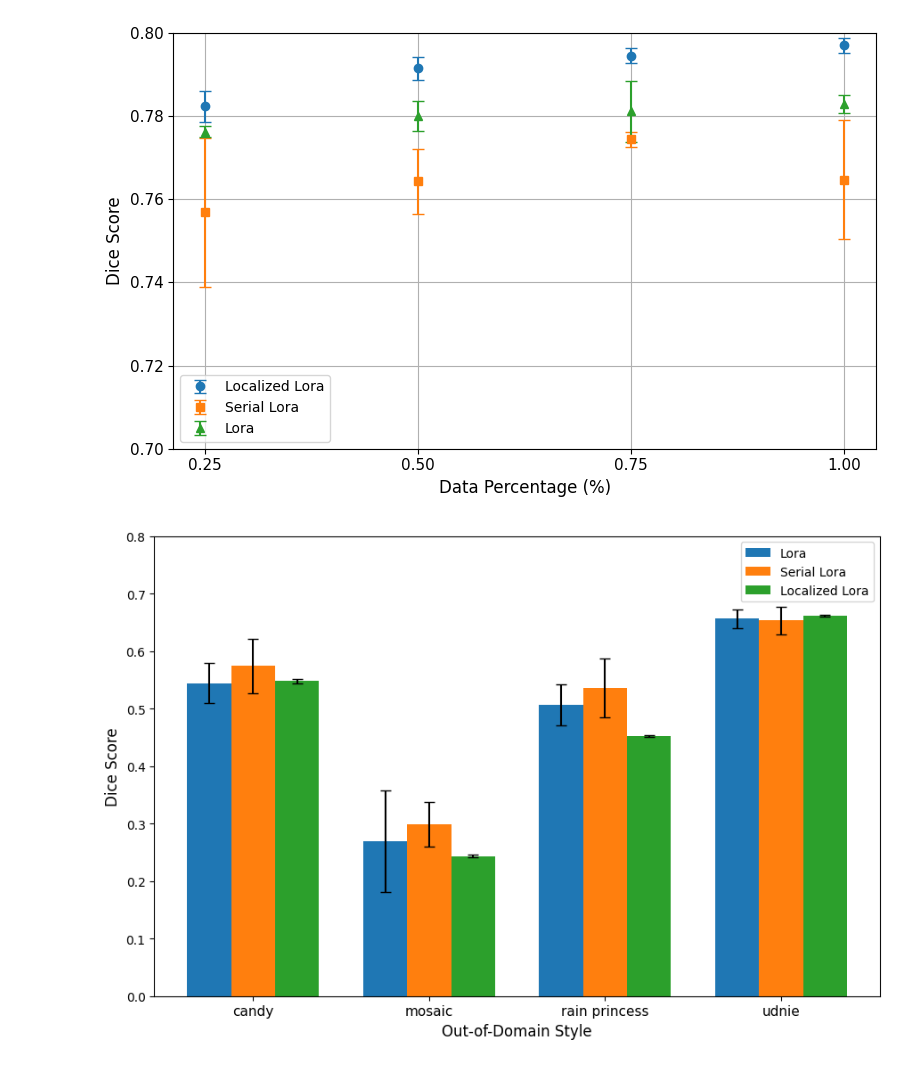
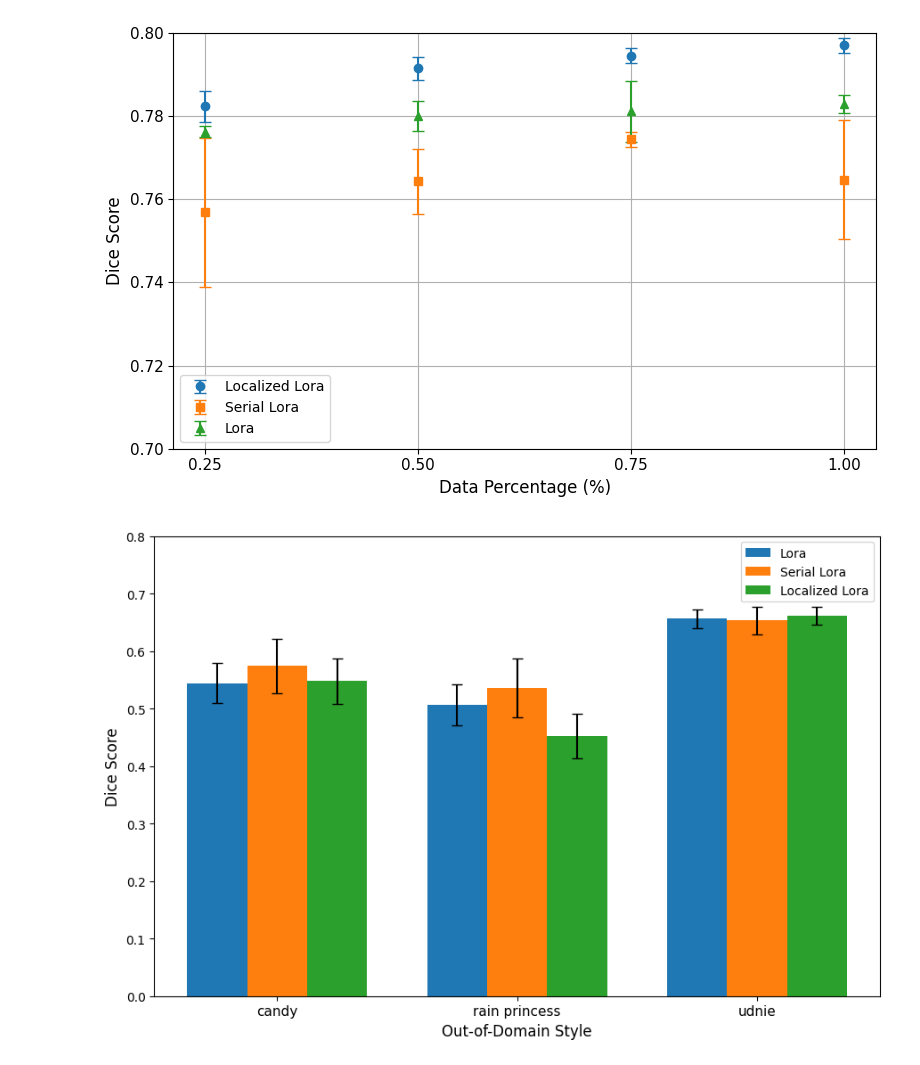
Before and after one commit to neelkanthrawat/Comp_vision_final_project_2025, a Jupyter notebook: notebooks/plot.ipynb, the cells around one changed output. Cells and saved outputs as stored; diff of their text form; code cells hidden in the pictures.

Commit message:
update all plots

```diff
--- a/notebooks/plot.ipynb
+++ b/notebooks/plot.ipynb
@@ -29,30 +29,30 @@ plt.show()
 [figure]
 # %%
 # Out of domain
-style = ["candy", "mosaic", "rain princess", "udnie"]
-lora_mean = [0.5438188638687134, 0.26926658749580384, 0.5064485218524932, 0.6559063384532929]
-lora_error = [0.03505749309015839, 0.08787092315557644, 0.03547103853482523, 0.015975295222327164]
+style = ["candy", "rain princess", "udnie"]
+lora_mean = [0.5438188638687134, 0.5064485218524932, 0.6559063384532929]
+lora_error = [0.03505749309015839,  0.03547103853482523, 0.015975295222327164]
 
-serial_lora_mean = [0.574192754983902, 0.2981011798381806, 0.5362250218391419, 0.6529047112464905]
-serial_lora_error = [0.04726289187398069, 0.03887903015456093, 0.05121379677405659, 0.024526153688404495]
+serial_lora_mean = [0.574192754983902, 0.5362250218391419, 0.6529047112464905]
+serial_lora_error = [0.04726289187398069, 0.05121379677405659, 0.024526153688404495]
 
-localized_lora_mean = [0.5477752623558045, 0.2436222208738327, 0.4517842950820922, 0.6610252003669739]
-localized_lora_error = [0.03953368045702863, 0.030176790196681954, 0.03845178981166709, 0.015743880766867908]
+localized_lora_mean = [0.5477752623558045, 0.4517842950820922, 0.6610252003669739]
+localized_lora_error = [0.03953368045702863, 0.03845178981166709, 0.015743880766867908]
 # %%
 x = np.arange(len(style))
 width = 0.25
 
 fig, ax = plt.subplots(1, 1, figsize=(9, 6))
 ax.bar(x - width, lora_mean, width,yerr=lora_error, capsize=4, label="Lora")
 ax.bar(x, serial_lora_mean, width, yerr=serial_lora_error, capsize=4, label="Serial Lora")
-ax.bar(x + width, localized_lora_mean, width, yerr=localied_lora_error, capsize=4, label="Localized Lora")
+ax.bar(x + width, localized_lora_mean, width, yerr=localized_lora_error, capsize=4, label="Localized Lora")
 ax.set_xlabel("Out-of-Domain Style", fontsize=12)
 ax.set_ylabel("Dice Score", fontsize=12)
 ax.set_xticks(x)
 ax.set_xticklabels(style, fontsize=11)
 ax.set_ylim(0, 0.8)
 ax.legend()
 fig.tight_layout()
 plt.show()
 # %% [output]
-[figure, old version]
+[figure, new version]
```
